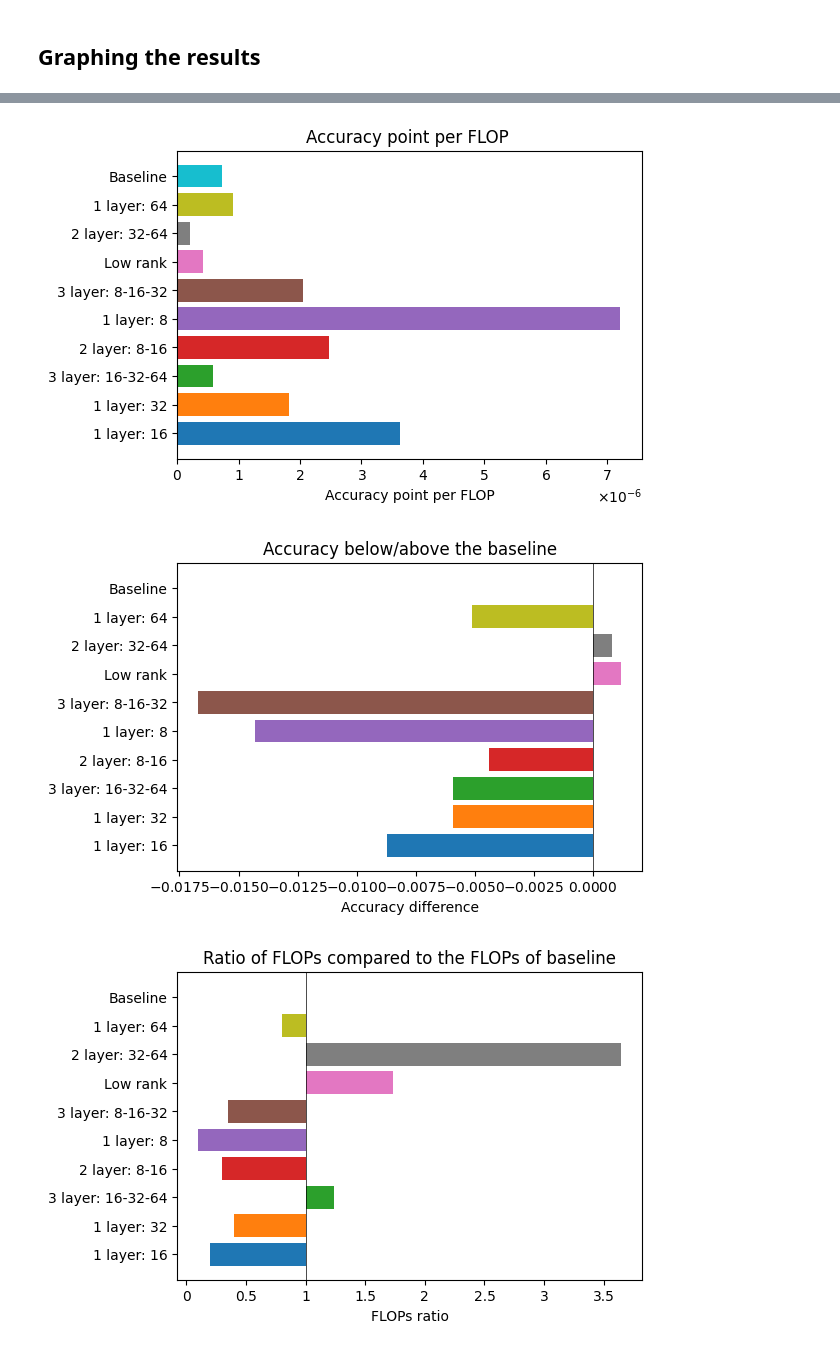
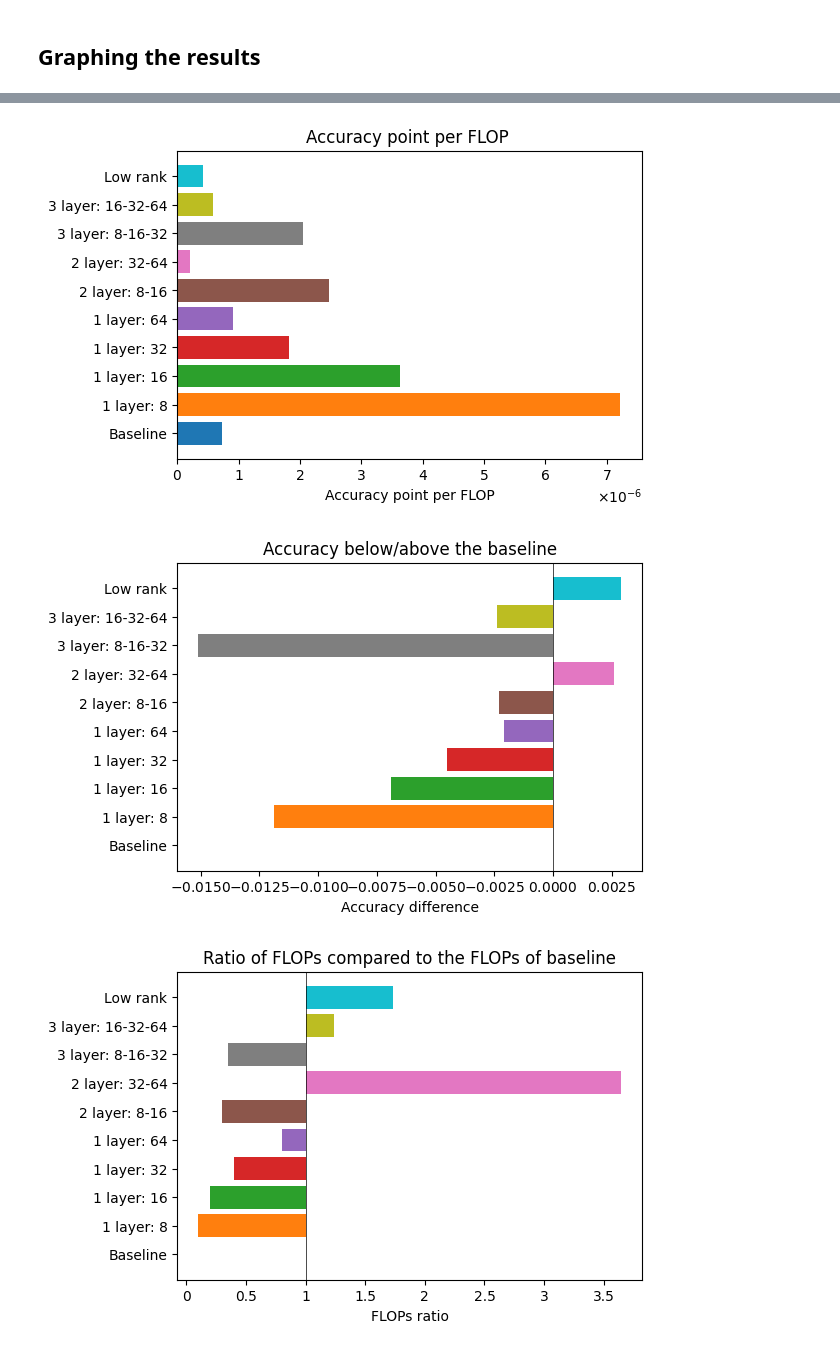
Before and after one commit to HimeWoo/MAT180-CNN-Performance, a Jupyter notebook: results.ipynb, the cells around one changed output, grey strips where cells are left out. Cells and saved outputs as stored; diff of their text form; code cells hidden in the pictures.

Commit message:
Modified model order in graphs

```diff
--- a/results.ipynb
+++ b/results.ipynb
@@ -114,7 +96,7 @@ display_names = {
 fig1, ax1 = plt.subplots(1)
 fig1.set_size_inches((8, 4))
 
-for name in names:
+for name in display_names:
   ax1.plot(range(1, 16), (histories[name])['accuracy'], label=display_names[name])
 ax1.legend(loc="lower right")
 ax1.set_xlabel("Epochs")
@@ -125,7 +107,7 @@ ax1.set_title("Accuracy over time")
 fig2, ax2 = plt.subplots(1)
 fig2.set_size_inches((6, 4))
 
-for name in names:
+for name in display_names.keys():
   ax2.barh(display_names[name], params[name])
 ax2.set_xlabel("Parameters")
 ax2.set_title("Number of parameters")
@@ -133,7 +115,7 @@ ax2.set_title("Number of parameters")
 fig3, ax3 = plt.subplots(1)
 fig3.set_size_inches((6,4))
 
-for name in names:
+for name in display_names.keys():
   ax3.barh(display_names[name], flops[name])
 ax3.set_xlabel("FLOPs")
 ax3.set_title("Number of FLOPs")
@@ -142,7 +124,7 @@ ax3.ticklabel_format(axis='x', useMathText=True)
 fig4, ax4 = plt.subplots(1)
 fig4.set_size_inches((6, 4))
 
-for name in names:
+for name in display_names.keys():
   ax4.barh(display_names[name], accuracies[name])
 ax4.set_xlabel("Accuracy")
 ax4.set_title("Classification accuracy")
@@ -152,7 +134,7 @@ ax4.xaxis.set_major_formatter(FormatStrFormatter("%.3f"))
 fig5, ax5 = plt.subplots(1)
 fig5.set_size_inches((6, 4))
 
-for name in names:
+for name in display_names.keys():
   ax5.barh(display_names[name], accuracy_point_per_flop[name])
 ax5.set_xlabel("Accuracy point per FLOP")
 ax5.set_title("Accuracy point per FLOP ")
@@ -161,7 +143,7 @@ ax5.ticklabel_format(axis='x', useMathText=True)
 fig6, ax6 = plt.subplots(1)
 fig6.set_size_inches((6, 4))
 
-for name in names:
+for name in display_names.keys():
   ax6.barh(display_names[name], accuracy_diff[name])
 ax6.set_xlabel("Accuracy difference")
 ax6.set_title("Accuracy below/above the baseline")
@@ -171,7 +153,7 @@ ax6.axvline(x=0, linewidth=0.5, color='k')
 fig7, ax7 = plt.subplots(1)
 fig7.set_size_inches((6, 4))
 
-for name in names:
+for name in display_names.keys():
   ax7.barh(display_names[name], flops_ratio[name])
 ax7.set_xlabel("FLOPs ratio")
 ax7.set_title("Ratio of FLOPs compared to the FLOPs of baseline")
@@ -182,7 +164,7 @@ ax7.axvline(x=0, linewidth=0.5, color='k')
 fig8, ax8 = plt.subplots(1)
 fig8.set_size_inches((6, 4))
 
-for name in names:
+for name in display_names.keys():
   ax8.barh(display_names[name], accuracy_diff_per_flop[name])
 ax8.set_xlabel("Accuracy difference per FLOP")
 ax8.set_title("Accuracy below/above the baseline, per FLOP")
@@ -199,3 +181,3 @@ plt.show()
-[figure, old version]
+[figure, new version]
-[figure, old version]
+[figure, new version]
-[figure, old version]
+[figure, new version]
```
Also changed, not shown: parts of 2 cells of this notebook.
